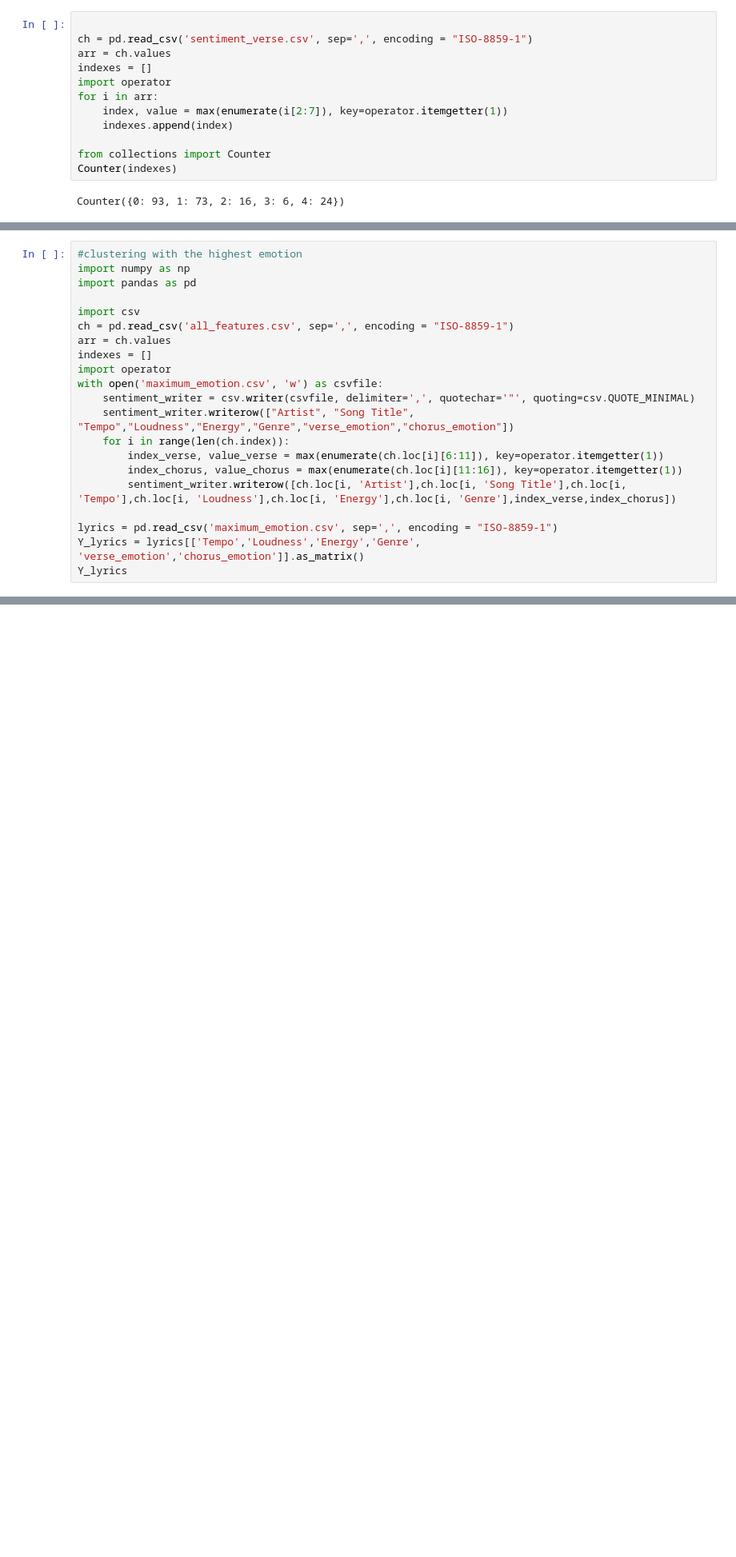
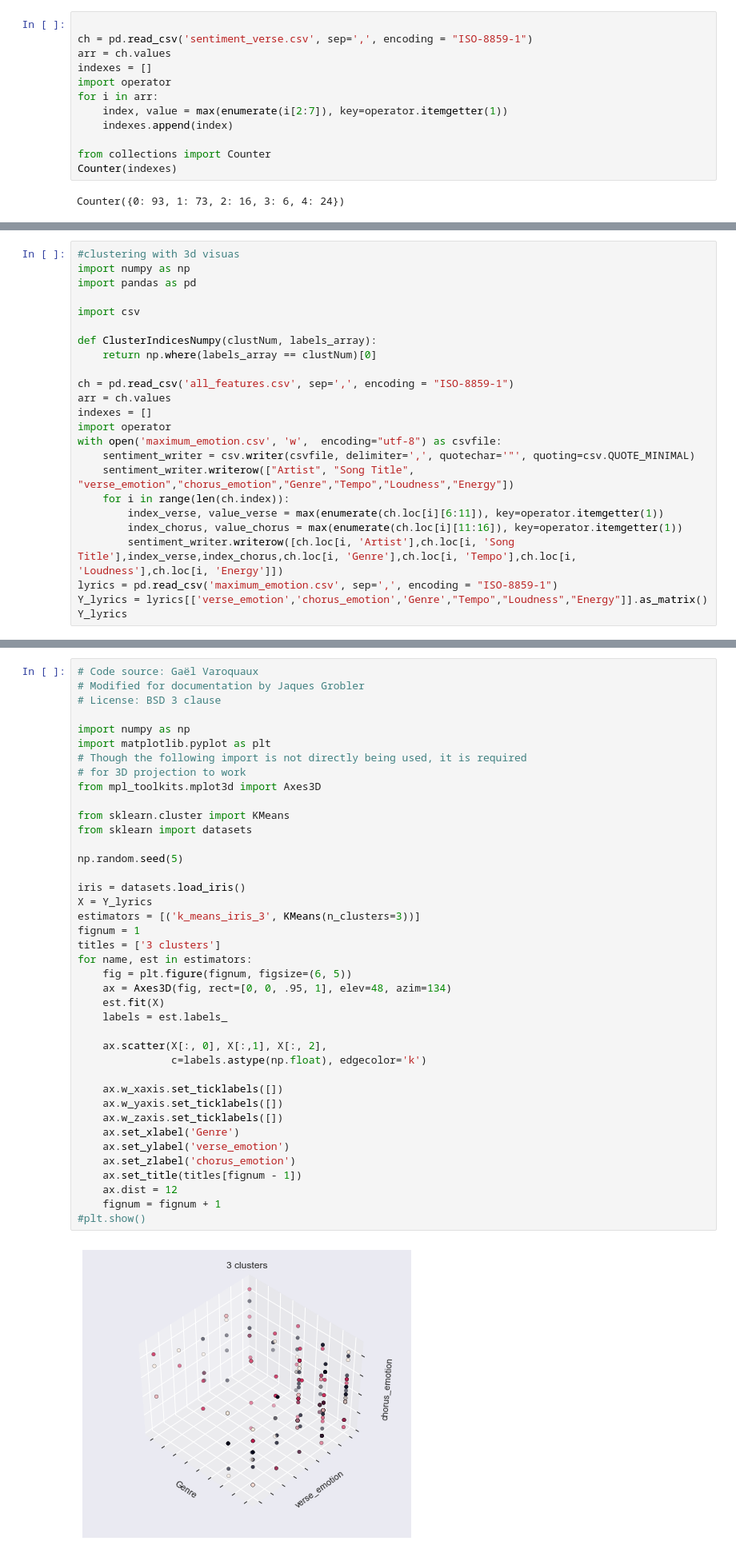
Before and after one commit to Sedce/Thesis, a Jupyter notebook: Python/Getting_SongParts.ipynb, the cells around one changed output, grey strips where cells are left out. Shown at 80% size. Saved outputs shown, nothing was run; the diff lists cells and outputs as text; blank space fills up the shorter version.

Commit message:
K-means with 3 clusters

```diff
--- a/Python/Getting_SongParts.ipynb
+++ b/Python/Getting_SongParts.ipynb
@@ -429,24 +338,27 @@ Counter({1: 6,
          21: 1,
          22: 4})
 # %%
-#clustering with the highest emotion
+#clustering with 3d visuas
 import numpy as np
 import pandas as pd
 
 import csv
+
+def ClusterIndicesNumpy(clustNum, labels_array):
+    return np.where(labels_array == clustNum)[0]
+
 ch = pd.read_csv('all_features.csv', sep=',', encoding = "ISO-8859-1")
 arr = ch.values
 indexes = []
 import operator
-with open('maximum_emotion.csv', 'w') as csvfile:
+with open('maximum_emotion.csv', 'w',  encoding="utf-8") as csvfile:
     sentiment_writer = csv.writer(csvfile, delimiter=',', quotechar='"', quoting=csv.QUOTE_MINIMAL)
-    sentiment_writer.writerow(["Artist", "Song Title", "Tempo","Loudness","Energy","Genre","verse_emotion","chorus_emotion"])
+    sentiment_writer.writerow(["Artist", "Song Title", "verse_emotion","chorus_emotion","Genre","Tempo","Loudness","Energy"])
     for i in range(len(ch.index)):
         index_verse, value_verse = max(enumerate(ch.loc[i][6:11]), key=operator.itemgetter(1))
         index_chorus, value_chorus = max(enumerate(ch.loc[i][11:16]), key=operator.itemgetter(1))
-        sentiment_writer.writerow([ch.loc[i, 'Artist'],ch.loc[i, 'Song Title'],ch.loc[i, 'Tempo'],ch.loc[i, 'Loudness'],ch.loc[i, 'Energy'],ch.loc[i, 'Genre'],index_verse,index_chorus])
-
+        sentiment_writer.writerow([ch.loc[i, 'Artist'],ch.loc[i, 'Song Title'],index_verse,index_chorus,ch.loc[i, 'Genre'],ch.loc[i, 'Tempo'],ch.loc[i, 'Loudness'],ch.loc[i, 'Energy']])
 lyrics = pd.read_csv('maximum_emotion.csv', sep=',', encoding = "ISO-8859-1")
-Y_lyrics = lyrics[['Tempo','Loudness','Energy','Genre', 'verse_emotion','chorus_emotion']].as_matrix()
+Y_lyrics = lyrics[['verse_emotion','chorus_emotion','Genre',"Tempo","Loudness","Energy"]].as_matrix()
 Y_lyrics
 # %% [output]
@@ -529,0 +372,42 @@ Exscape
+# %%
+# Code source: Gaël Varoquaux
+# Modified for documentation by Jaques Grobler
+# License: BSD 3 clause
+
+import numpy as np
+import matplotlib.pyplot as plt
+# Though the following import is not directly being used, it is required
+# for 3D projection to work
+from mpl_toolkits.mplot3d import Axes3D
+
+from sklearn.cluster import KMeans
+from sklearn import datasets
+
+np.random.seed(5)
+
+iris = datasets.load_iris()
+X = Y_lyrics
+estimators = [('k_means_iris_3', KMeans(n_clusters=3))]
+fignum = 1
+titles = ['3 clusters']
+for name, est in estimators:
+    fig = plt.figure(fignum, figsize=(6, 5))
+    ax = Axes3D(fig, rect=[0, 0, .95, 1], elev=48, azim=134)
+    est.fit(X)
+    labels = est.labels_
+
+    ax.scatter(X[:, 0], X[:,1], X[:, 2],
+               c=labels.astype(np.float), edgecolor='k')
+
+    ax.w_xaxis.set_ticklabels([])
+    ax.w_yaxis.set_ticklabels([])
+    ax.w_zaxis.set_ticklabels([])
+    ax.set_xlabel('Genre')
+    ax.set_ylabel('verse_emotion')
+    ax.set_zlabel('chorus_emotion')
+    ax.set_title(titles[fignum - 1])
+    ax.dist = 12
+    fignum = fignum + 1
+#plt.show()
+# %% [output]
+[figure, added]
```
Also changed, not shown: parts of 11 cells of this notebook, 3 other files.
